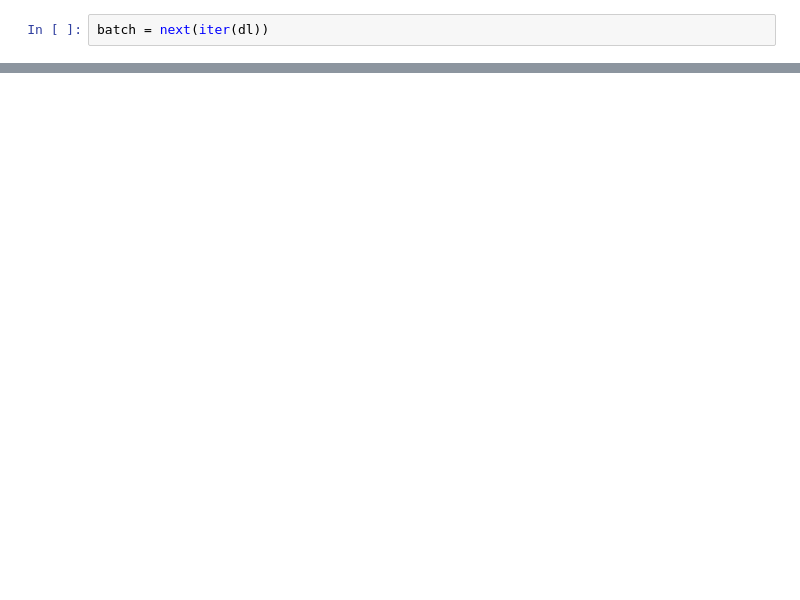
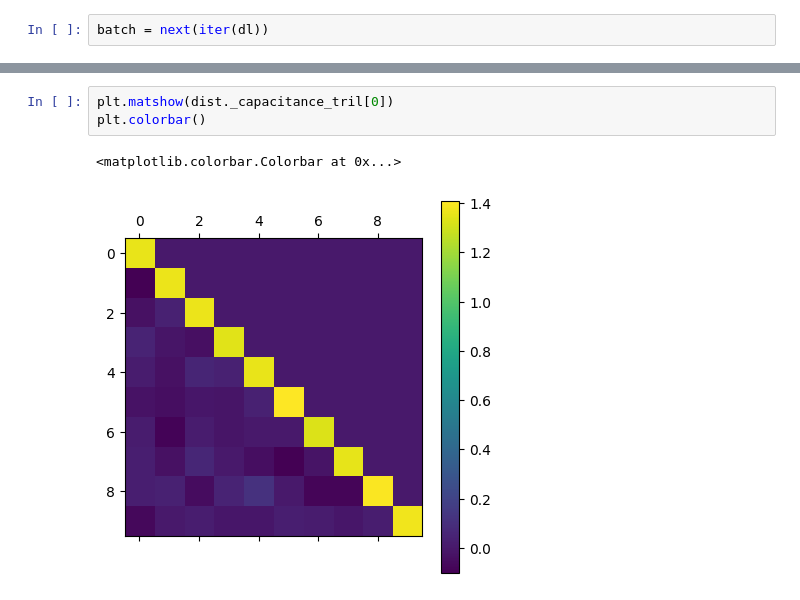
Before and after one commit to dhudsmith/turb_vae, a Jupyter notebook: turb_vae/test_z_prior.ipynb, the cells around one changed output, grey strips where cells are left out. Saved outputs shown, nothing was run; the diff lists cells and outputs as text; blank space fills up the shorter version.

```diff
--- a/turb_vae/test_z_prior.ipynb
+++ b/turb_vae/test_z_prior.ipynb
@@ -65,0 +70,6 @@ mu[0,:5], torch.exp(logvar[0,:5]/2)
+# %%
+plt.matshow(dist._capacitance_tril[0])
+plt.colorbar()
+# %% [output]
+<matplotlib.colorbar.Colorbar at 0x...>
+[figure, added]
```
Also changed, not shown: parts of 10 cells of this notebook, 4 other files.
